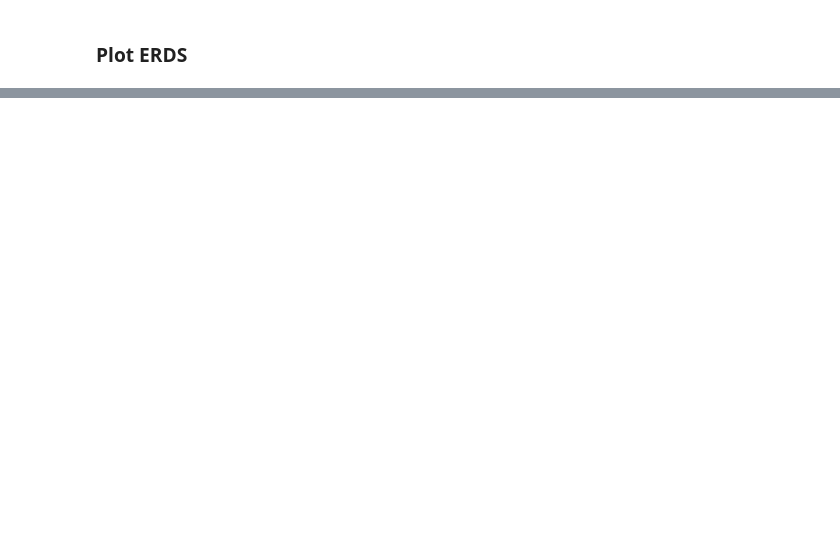
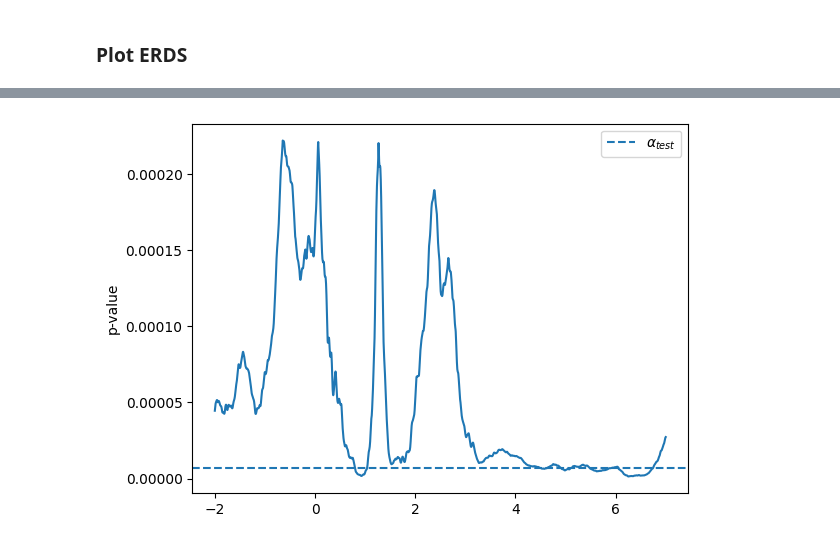
Before and after one commit to Mrwn-H/TNE, a Jupyter notebook: timefreq_analysis.ipynb, the cells around one changed output, grey strips where cells are left out. Drawn from its saved outputs; the diff is of its cells as text; code cells hidden in the pictures; blank space fills up the shorter version.

```diff
--- a/timefreq_analysis.ipynb
+++ b/timefreq_analysis.ipynb
@@ -684,0 +1226,10 @@ def get_power(EEG_dict):
+# %%
+fig = plt.figure()
+data = t_test_dict[MIPRE]['alpha']['C4']['Left_vs_Third']
+plt.plot(np.linspace(-2,7,data.shape[0]),data)
+plt.ylabel('p-value')
+plt.axhline(,linestyle='--',label=r'$\alpha_{test}$')
+plt.legend()
+plt.show()
+# %% [output]
+[figure, added]
```
Also changed, not shown: parts of 229 cells of this notebook, 2 other files.
